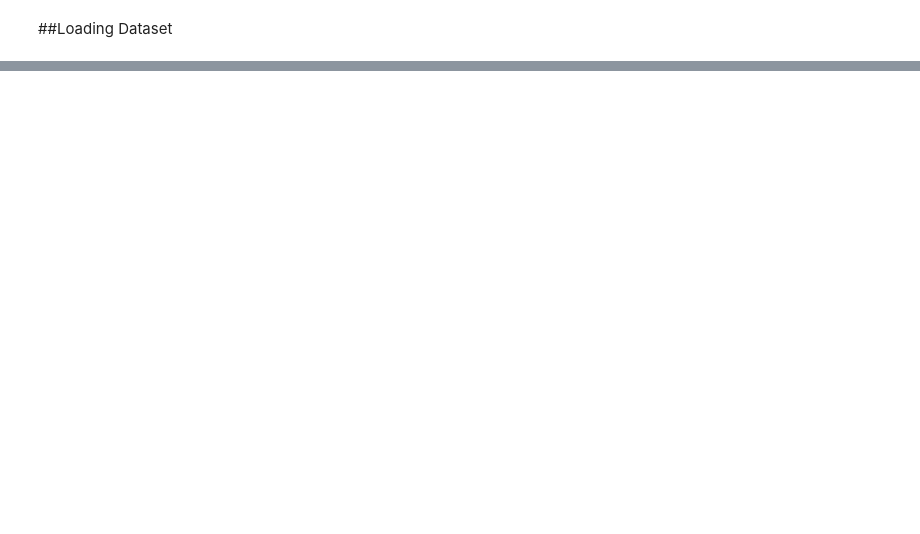
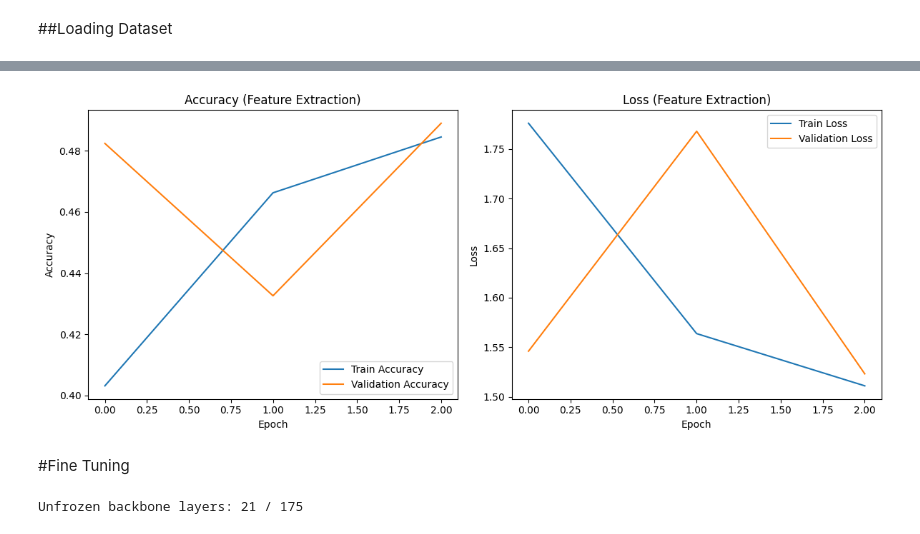
Before and after one commit to Meenakshimadhu192001/Case_study, a Jupyter notebook: Case_study7.ipynb, the cells around one changed output, grey strips where cells are left out. Saved outputs shown, nothing was run; the diff lists cells and outputs as text; code cells hidden in the pictures; blank space fills up the shorter version.

```diff
--- a/Case_study7.ipynb
+++ b/Case_study7.ipynb
@@ -285,0 +304,7 @@ plt.show()
+# %%
+# Model compile
+model.compile(
+    optimizer=tf.keras.optimizers.AdamW(learning_rate=1e-3, weight_decay=1e-5),
+    loss="sparse_categorical_crossentropy",
+    metrics=["accuracy"]
+)
@@ -285,0 +335,9 @@ plt.show()
+# %%
+EPOCHS_FEATURE_EXTRACTION = 3
+
+history_fe = model.fit(
+    train_dataset,
+    validation_data=val_dataset,
+    epochs=EPOCHS_FEATURE_EXTRACTION,
+    callbacks=[early_stop_fe, reduce_lr_fe, checkpoint_fe]
+)
@@ -285,0 +369,46 @@ plt.show()
+# %%
+def plot_history(history, title_suffix=""):
+    plt.figure(figsize=(12, 5))
+
+    plt.subplot(1, 2, 1)
+    plt.plot(history.history["accuracy"], label="Train Accuracy")
+    plt.plot(history.history["val_accuracy"], label="Validation Accuracy")
+    plt.title(f"Accuracy {title_suffix}")
+    plt.xlabel("Epoch")
+    plt.ylabel("Accuracy")
+    plt.legend()
+
+    plt.subplot(1, 2, 2)
+    plt.plot(history.history["loss"], label="Train Loss")
+    plt.plot(history.history["val_loss"], label="Validation Loss")
+    plt.title(f"Loss {title_suffix}")
+    plt.xlabel("Epoch")
+    plt.ylabel("Loss")
+    plt.legend()
+
+    plt.tight_layout()
+    plt.show()
+
+plot_history(history_fe, title_suffix="(Feature Extraction)")
+# %% [output]
+[figure, added]
+# %% [markdown]
+#Fine Tuning
+# %%
+N_UNFREEZE = 30  # number of trailing backbone layers to unfreeze - experiment with this
+
+base_model.trainable = True
+
+# Freeze everything except the last N_UNFREEZE layers
+for layer in base_model.layers[:-N_UNFREEZE]:
+    layer.trainable = False
+
+# Keep BatchNorm layers frozen even within the unfrozen block (standard practice)
+for layer in base_model.layers[-N_UNFREEZE:]:
+    if isinstance(layer, tf.keras.layers.BatchNormalization):
+        layer.trainable = False
+
+trainable_count = sum(1 for l in base_model.layers if l.trainable)
+print(f"Unfrozen backbone layers: {trainable_count} / {len(base_model.layers)}")
+# %% [output]
+Unfrozen backbone layers: 21 / 175
```
Also changed, not shown: parts of 67 cells of this notebook.
